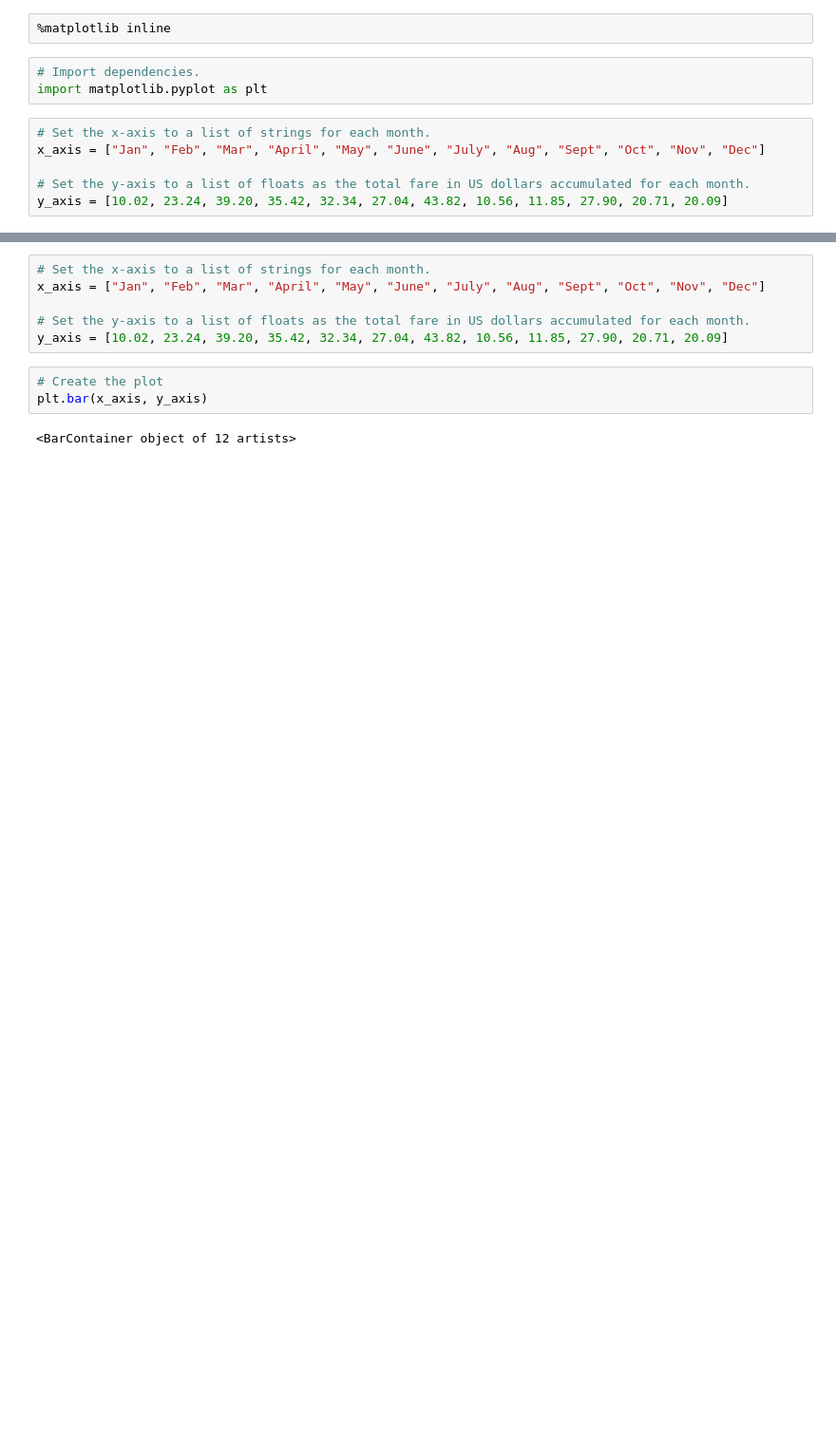
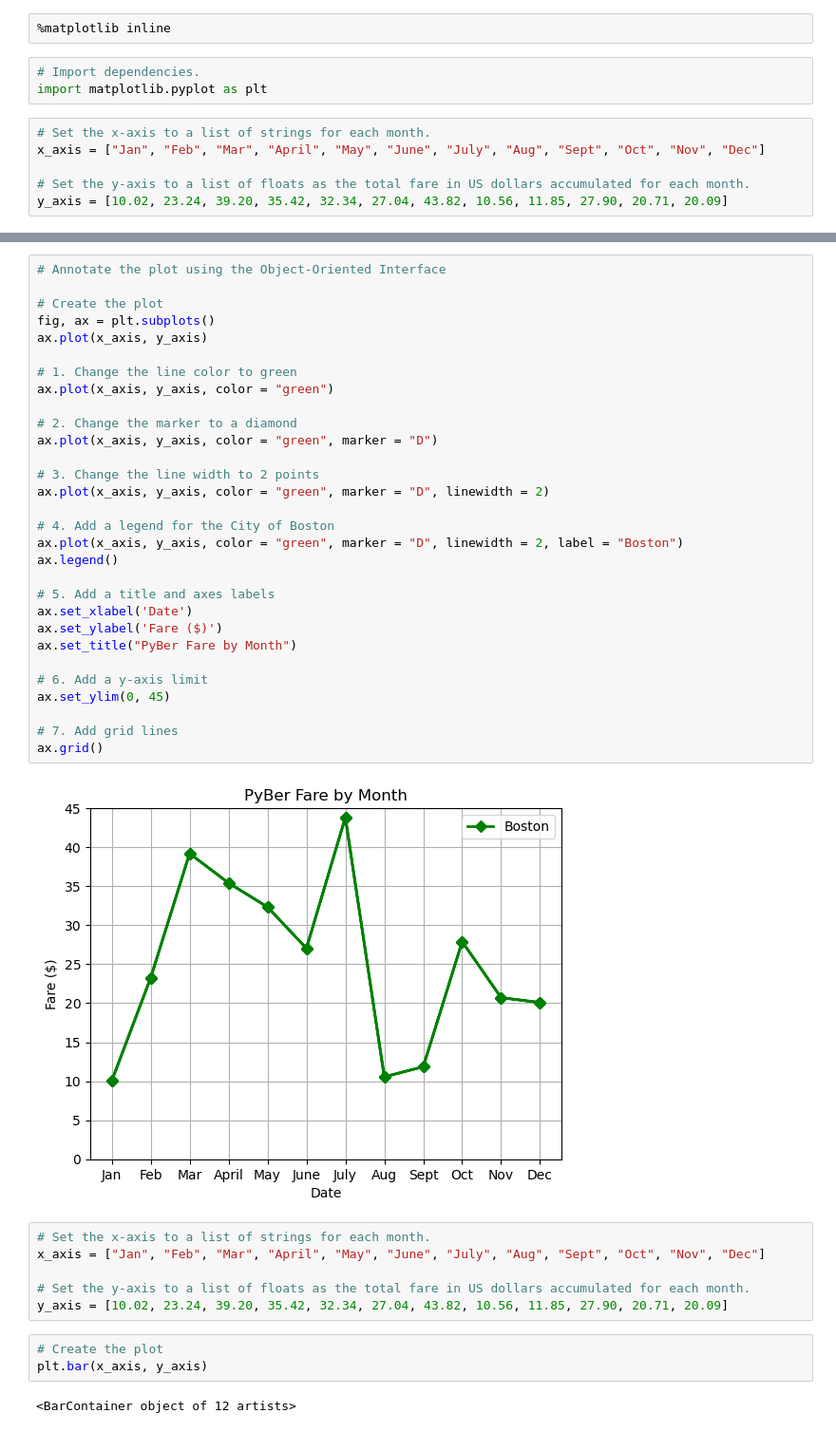
Before and after one commit to dharlerjr/PyBer_Analysis, a Jupyter notebook: matplotlib_practice.ipynb, the cells around one changed output, grey strips where cells are left out. Shown at 95% size. Drawn from its saved outputs; the diff is of its cells as text; blank space fills up the shorter version.

```diff
--- a/matplotlib_practice.ipynb
+++ b/matplotlib_practice.ipynb
@@ -81,3 +81,35 @@ plt.legend()
+# %%
+# Annotate the plot using the Object-Oriented Interface
+
+# Create the plot
+fig, ax = plt.subplots()
+ax.plot(x_axis, y_axis)
+
+# 1. Change the line color to green
+ax.plot(x_axis, y_axis, color = "green")
+
+# 2. Change the marker to a diamond
+ax.plot(x_axis, y_axis, color = "green", marker = "D")
+
+# 3. Change the line width to 2 points
+ax.plot(x_axis, y_axis, color = "green", marker = "D", linewidth = 2)
+
+# 4. Add a legend for the City of Boston
+ax.plot(x_axis, y_axis, color = "green", marker = "D", linewidth = 2, label = "Boston")
+ax.legend()
+
+# 5. Add a title and axes labels
+ax.set_xlabel('Date')
+ax.set_ylabel('Fare ($)')
+ax.set_title("PyBer Fare by Month")
+
+# 6. Add a y-axis limit
+ax.set_ylim(0, 45)
+
+# 7. Add grid lines
+ax.grid()
+# %% [output]
+[figure, added]
 # %%
 # Set the x-axis to a list of strings for each month.
 x_axis = ["Jan", "Feb", "Mar", "April", "May", "June", "July", "Aug", "Sept", "Oct", "Nov", "Dec"]
```
Also changed, not shown: parts of 27 cells of this notebook, 13 other files.
